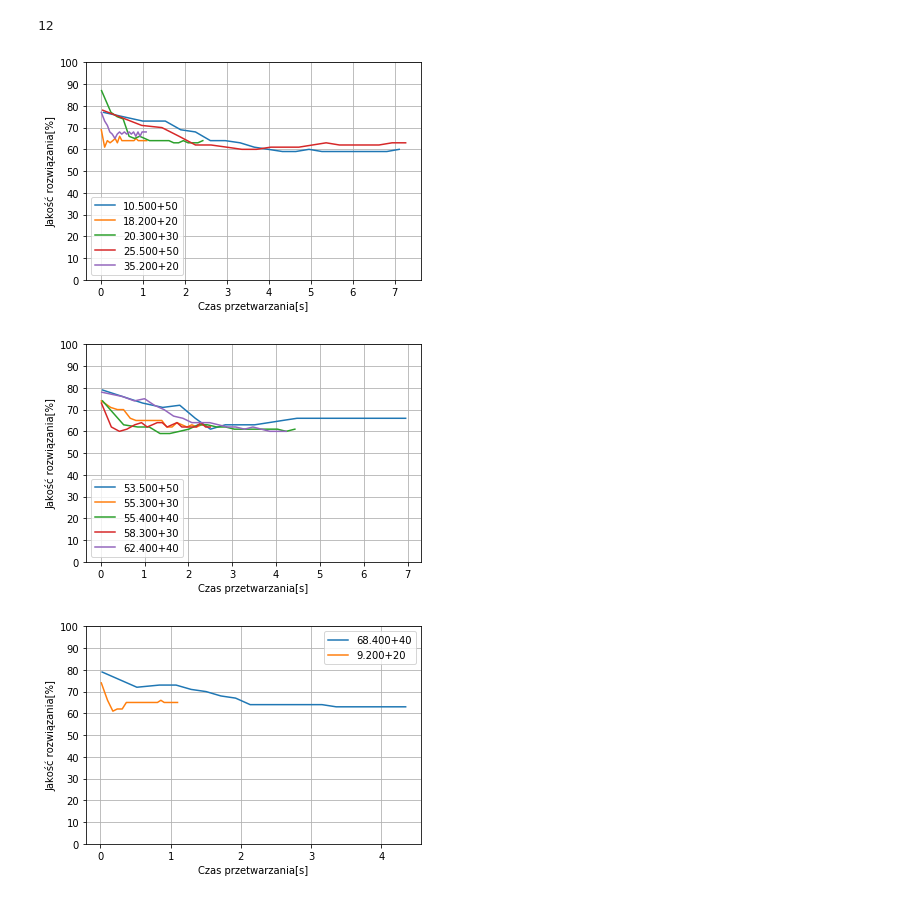
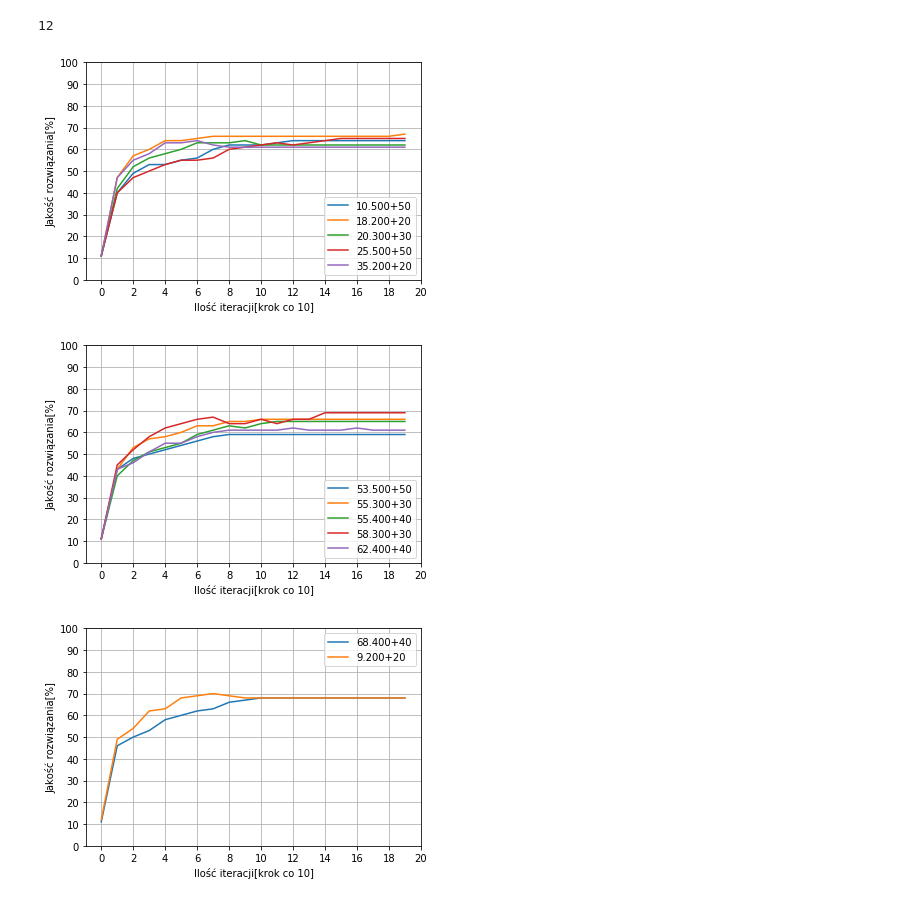
Before and after one commit to Maaslak/Bioinfa, a Jupyter notebook: Wykresy.ipynb, the cells around one changed output. Drawn from its saved outputs; the diff is of its cells as text; code cells hidden in the pictures.

```diff
--- a/Wykresy.ipynb
+++ b/Wykresy.ipynb
@@ -8,7 +8,7 @@ import numpy as np
 nazwystarych = ["neg-los-greedy.csv", "neg-pow-greedy.csv", "poz-los-greedy.csv", "poz-oli-greedy.csv"]
 nazwynowych = ["neg-los.csv", "neg-pow.csv", "poz-los.csv", "poz-oli.csv"]
 
-nazwa=nazwystarych[3]
+nazwa=nazwynowych[3]
 l = genfromtxt("Bioinformatyka/noweTesty/"+nazwa, delimiter=";", dtype=None, names=None)
 
 legendLabels = (l['f0'])[::20]
@@ -16,37 +16,37 @@ legendLabels = [label.decode().split("\\")[-1] for label in legendLabels]
 
 data = l['f5']
 xax = l['f6']
 
 data = np.array([data[i:i + 20] for i in range(0, len(data), 20)])
 xax = np.array([xax[i:i + 20] for i in range(0, len(xax), 20)])
 
 print(len(data))
 
 #data = np.array([data[i:i + 5] for i in range(0, len(data), 5)])
 #legendLabels = np.array([legendLabels[i:i + 5] for i in range(0, len(legendLabels), 5)])
 
 for i in range(0, len(data)):
     data[i] = data[i].T
 for i in range(0, len(xax)):
     xax[i] = xax[i].T
 
 
 
 for i in range(0, len(data)):
     #rcParams['axes.prop_cycle'] = cycler(color=cmap(np.linspace(0, 1, 5)))
-    plt.plot(xax[i], data[i], label=legendLabels[i])
-    #plt.xticks(np.arange(0, 21, step=2))
+    plt.plot(data[i], label=legendLabels[i])
+    plt.xticks(np.arange(0, 21, step=2))
     plt.yticks(np.arange(0, 101, step=10))
     plt.grid(True)
     #plt.title('Wykres jakości rozwiązania dla algorytmu genetycznego')
-    plt.xlabel('Czas przetwarzania[s]')
+    plt.xlabel('Ilość iteracji[krok co 10]')
     plt.ylabel('Jakość rozwiązania[%]')
     plt.legend()
     if(i%5 == 4):
-        plt.savefig("Wykresy/Czas"+nazwa.split(".")[0]+str((int)((i+1)/5))+".png")
+        plt.savefig("Wykresy/"+nazwa.split(".")[0]+str((int)((i+1)/5))+".png")
         plt.show()
 # %% [output]
 12
-[figure, old version]
+[figure, new version]
-[figure, old version]
+[figure, new version]
-[figure, old version]
+[figure, new version]
```
Also changed, not shown: 2 other files.
